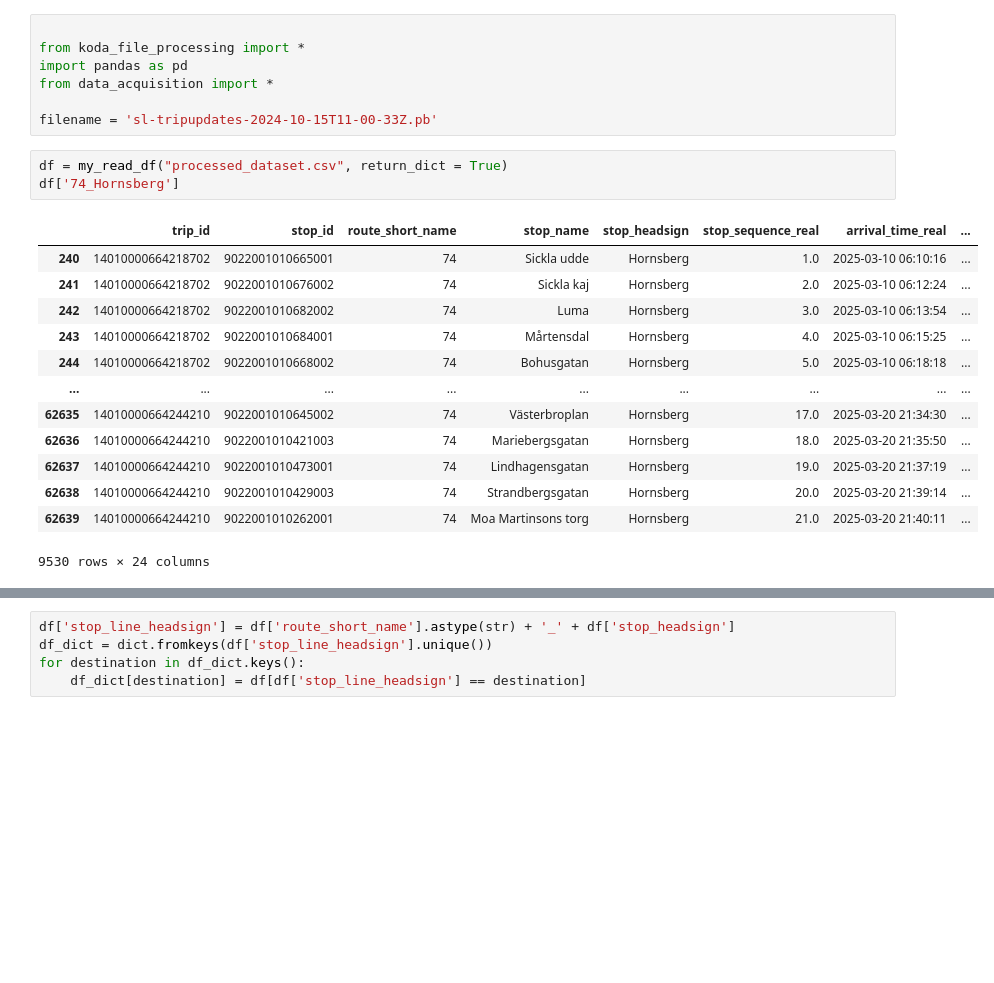
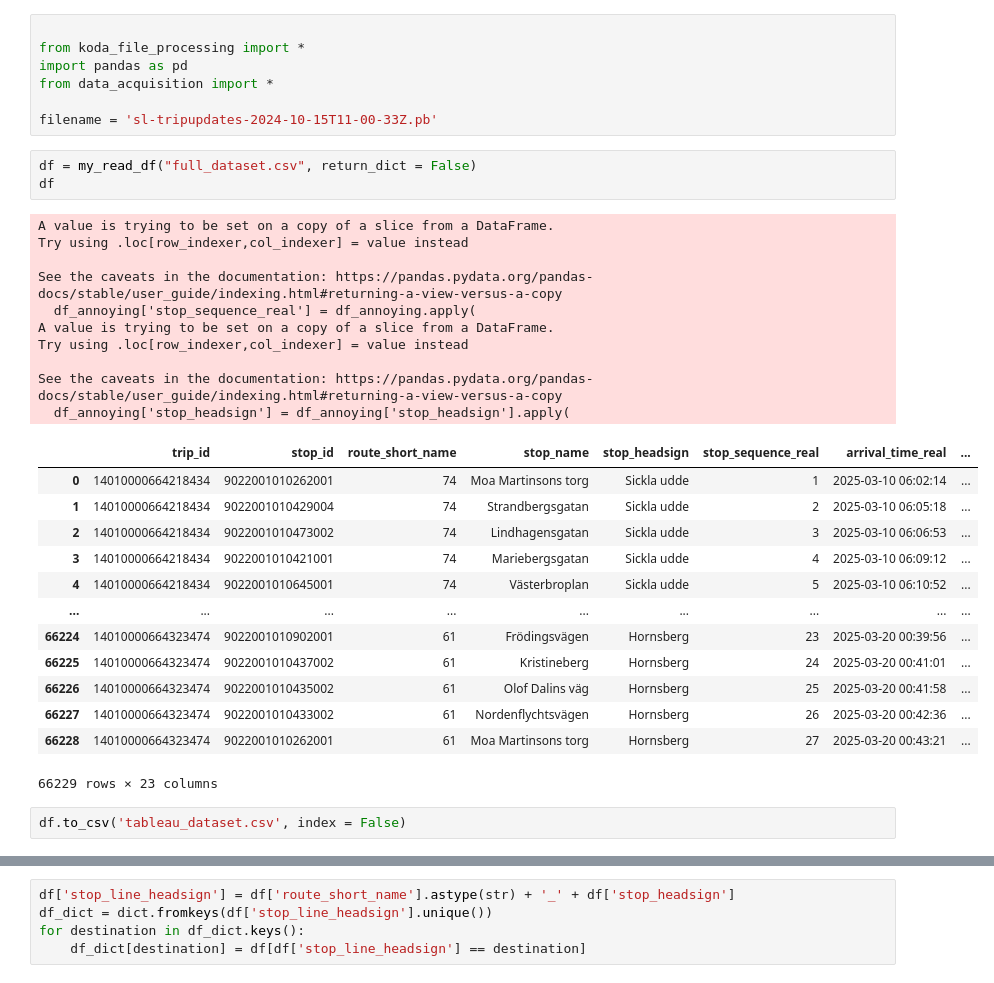
Before and after one commit to jesus-martinez02/PT-Project, a Jupyter notebook: test.ipynb, the cells around one changed output, grey strips where cells are left out. Saved outputs shown, nothing was run; the diff lists cells and outputs as text; blank space fills up the shorter version.

```diff
--- a/test.ipynb
+++ b/test.ipynb
@@ -6,19 +6,31 @@ from data_acquisition import *
 
 filename = 'sl-tripupdates-2024-10-15T11-00-33Z.pb'
 # %%
-df = my_read_df("processed_dataset.csv", return_dict = True)
-df['74_Hornsberg']
+df = my_read_df("full_dataset.csv", return_dict = False)
+df
 # %% [output]
+A value is trying to be set on a copy of a slice from a DataFrame.
+Try using .loc[row_indexer,col_indexer] = value instead
+
+See the caveats in the documentation: https://pandas.pydata.org/pandas-docs/stable/user_guide/indexing.html#returning-a-view-versus-a-copy
+  df_annoying['stop_sequence_real'] = df_annoying.apply(
+A value is trying to be set on a copy of a slice from a DataFrame.
+Try using .loc[row_indexer,col_indexer] = value instead
+
+See the caveats in the documentation: https://pandas.pydata.org/pandas-docs/stable/user_guide/indexing.html#returning-a-view-versus-a-copy
+  df_annoying['stop_headsign'] = df_annoying['stop_headsign'].apply(
 |  | trip_id | stop_id | route_short_name | stop_name | stop_headsign | stop_sequence_real | arrival_time_real | ... |
-| 240 | 14010000664218702 | 9022001010665001 | 74 | Sickla udde | Hornsberg | 1.0 | 2025-03-10 06:10:16 | ... |
-| 241 | 14010000664218702 | 9022001010676002 | 74 | Sickla kaj | Hornsberg | 2.0 | 2025-03-10 06:12:24 | ... |
-| 242 | 14010000664218702 | 9022001010682002 | 74 | Luma | Hornsberg | 3.0 | 2025-03-10 06:13:54 | ... |
-| 243 | 14010000664218702 | 9022001010684001 | 74 | Mårtensdal | Hornsberg | 4.0 | 2025-03-10 06:15:25 | ... |
-| 244 | 14010000664218702 | 9022001010668002 | 74 | Bohusgatan | Hornsberg | 5.0 | 2025-03-10 06:18:18 | ... |
+| 0 | 14010000664218434 | 9022001010262001 | 74 | Moa Martinsons torg | Sickla udde | 1 | 2025-03-10 06:02:14 | ... |
+| 1 | 14010000664218434 | 9022001010429004 | 74 | Strandbergsgatan | Sickla udde | 2 | 2025-03-10 06:05:18 | ... |
+| 2 | 14010000664218434 | 9022001010473002 | 74 | Lindhagensgatan | Sickla udde | 3 | 2025-03-10 06:06:53 | ... |
+| 3 | 14010000664218434 | 9022001010421001 | 74 | Mariebergsgatan | Sickla udde | 4 | 2025-03-10 06:09:12 | ... |
+| 4 | 14010000664218434 | 9022001010645001 | 74 | Västerbroplan | Sickla udde | 5 | 2025-03-10 06:10:52 | ... |
 | ... | ... | ... | ... | ... | ... | ... | ... | ... |
-| 62635 | 14010000664244210 | 9022001010645002 | 74 | Västerbroplan | Hornsberg | 17.0 | 2025-03-20 21:34:30 | ... |
-| 62636 | 14010000664244210 | 9022001010421003 | 74 | Mariebergsgatan | Hornsberg | 18.0 | 2025-03-20 21:35:50 | ... |
-| 62637 | 14010000664244210 | 9022001010473001 | 74 | Lindhagensgatan | Hornsberg | 19.0 | 2025-03-20 21:37:19 | ... |
-| 62638 | 14010000664244210 | 9022001010429003 | 74 | Strandbergsgatan | Hornsberg | 20.0 | 2025-03-20 21:39:14 | ... |
-| 62639 | 14010000664244210 | 9022001010262001 | 74 | Moa Martinsons torg | Hornsberg | 21.0 | 2025-03-20 21:40:11 | ... |
+| 66224 | 14010000664323474 | 9022001010902001 | 61 | Frödingsvägen | Hornsberg | 23 | 2025-03-20 00:39:56 | ... |
+| 66225 | 14010000664323474 | 9022001010437002 | 61 | Kristineberg | Hornsberg | 24 | 2025-03-20 00:41:01 | ... |
+| 66226 | 14010000664323474 | 9022001010435002 | 61 | Olof Dalins väg | Hornsberg | 25 | 2025-03-20 00:41:58 | ... |
+| 66227 | 14010000664323474 | 9022001010433002 | 61 | Nordenflychtsvägen | Hornsberg | 26 | 2025-03-20 00:42:36 | ... |
+| 66228 | 14010000664323474 | 9022001010262001 | 61 | Moa Martinsons torg | Hornsberg | 27 | 2025-03-20 00:43:21 | ... |
-9530 rows × 24 columns
+66229 rows × 23 columns
+# %%
+df.to_csv('tableau_dataset.csv', index = False)
```
Also changed, not shown: parts of 1 cell of this notebook, 2 other files.
